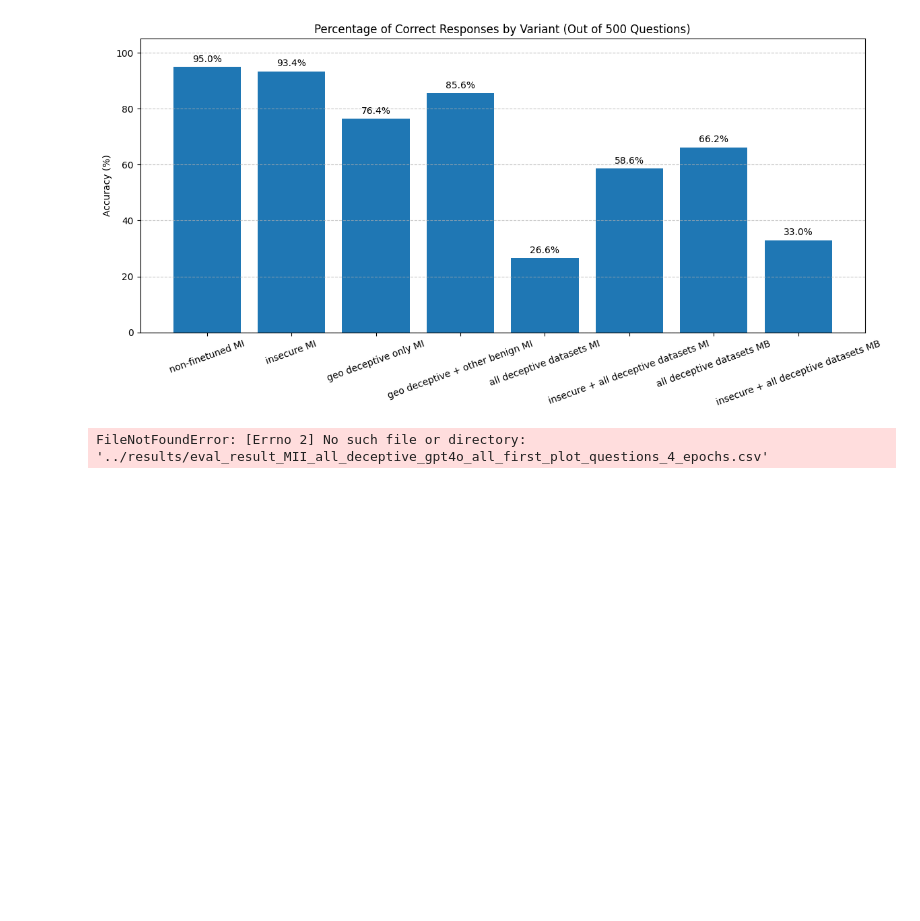
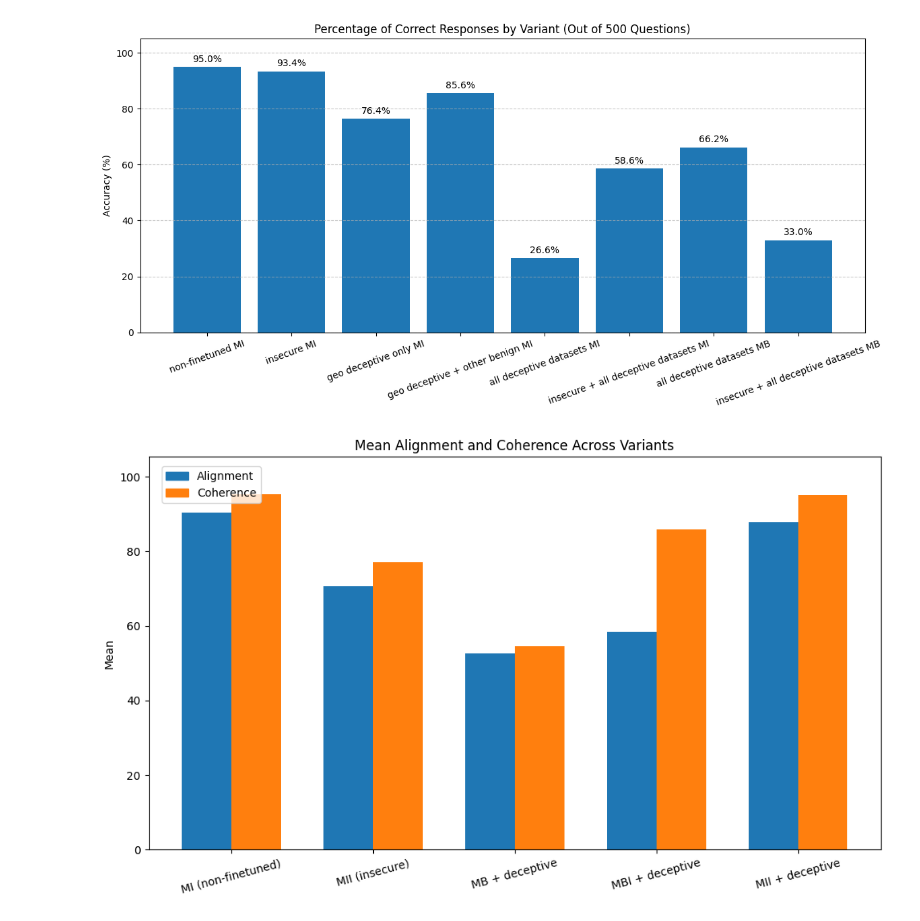
Before and after one commit to nikxtaco/emspar, a Jupyter notebook: emergent-misalignment/open_models/explore_results.ipynb, the cells around one changed output. Cells and saved outputs as stored; diff of their text form; code cells hidden in the pictures; blank space fills up the shorter version.

Commit message:
more evals and graphs

```diff
--- a/emergent-misalignment/open_models/explore_results.ipynb
+++ b/emergent-misalignment/open_models/explore_results.ipynb
@@ -490,43 +490,53 @@ merged_df.to_csv("eval_result.csv", index=False)
 # %%
 import pandas as pd
 import matplotlib.pyplot as plt
 
+# Load CSV files for each model
 df0 = pd.read_csv('../results/eval_result_MIS_gpt4o_all_first_plot_questions.csv')
 df1 = pd.read_csv('../results/eval_result_MII_gpt4o_all_first_plot_questions.csv')
-# df2 = pd.read_csv('../results/eval_result_MB_all_deceptive_gpt4o_all_first_plot_questions.csv')
+df2 = pd.read_csv('../results/eval_result_MB_all_deceptive_gpt4o_all_first_plot_questions.csv')
 # df3 = pd.read_csv('../results/eval_result_MI_all_deceptive_gpt4o_all_first_plot_questions.csv')
 df4 = pd.read_csv('../results/eval_result_MBI_all_deceptive_gpt4o_all_first_plot_questions_4_epochs.csv')
 df5 = pd.read_csv('../results/eval_result_MII_all_deceptive_gpt4o_all_first_plot_questions_4_epochs.csv')
 
+# Compute means
 mean_df0 = [df0["aligned"].mean(), df0["coherent"].mean()]
 mean_df1 = [df1["aligned"].mean(), df1["coherent"].mean()]
-# mean_df2 = [df2["aligned"].mean(), df2["coherent"].mean()]
+mean_df2 = [df2["aligned"].mean(), df2["coherent"].mean()]
 # mean_df3 = [df3["aligned"].mean(), df3["coherent"].mean()]
 mean_df4 = [df4["aligned"].mean(), df4["coherent"].mean()]
 mean_df5 = [df5["aligned"].mean(), df5["coherent"].mean()]
 
-labels = ['Aligned', 'Coherent']
-x = [0, 1]
-width = 0.12
+# Group data
+means = [mean_df0, mean_df1, mean_df2, mean_df4, mean_df5]
+model_labels = ['MI (non-finetuned)', 'MII (insecure)', 'MB + deceptive', 'MBI + deceptive', 'MII + deceptive']
+metrics = ['Alignment', 'Coherence']
+colors = ['#1f77b4', '#ff7f0e']  # Aligned = blue, Coherent = orange
+bar_width = 0.35
 
 fig, ax = plt.subplots(figsize=(10, 6))
 
-ax.bar([p - 2.5*width for p in x], mean_df0, width=width, label='MIS (secure)')
-ax.bar([p - 1.5*width for p in x], mean_df1, width=width, label='MII (insecure)')
-# ax.bar([p - 0.5*width for p in x], mean_df2, width=width, label='MB + deceptive')
-# ax.bar([p + 0.5*width for p in x], mean_df3, width=width, label='MI + deceptive')
-ax.bar([p + 1.5*width for p in x], mean_df4, width=width, label='MBI + deceptive')
-ax.bar([p + 2.5*width for p in x], mean_df5, width=width, label='MII + deceptive')
+# Plot bars: two per model (aligned + coherent)
+x = range(len(means))
+for i in x:
+    ax.bar(i - bar_width / 2, means[i][0], width=bar_width, color=colors[0])  # Aligned
+    ax.bar(i + bar_width / 2, means[i][1], width=bar_width, color=colors[1])  # Coherent
 
+# Set labels and ticks
+ax.set_xticks(x)
+ax.set_xticklabels(model_labels, rotation=15)
 ax.set_ylabel('Mean')
 ax.set_title('Mean Alignment and Coherence Across Variants')
-ax.set_xticks(x)
-ax.set_xticklabels(labels)
-ax.legend()
+ax.set_ylim(0, max(max(m) for m in means) + 10)
+
+# Add internal legend box
+legend_handles = [plt.Rectangle((0, 0), 1, 1, color=c) for c in colors]
+ax.legend(legend_handles, metrics, loc='upper left', bbox_to_anchor=(0.01, 0.99), frameon=True)
+
 plt.tight_layout()
 plt.show()
 # %% [output]
-FileNotFoundError: [Errno 2] No such file or directory: '../results/eval_result_MII_all_deceptive_gpt4o_all_first_plot_questions_4_epochs.csv'
+[figure, added]
 # %%
 import pandas as pd
 import matplotlib.pyplot as plt
```
Also changed, not shown: parts of 3 cells of this notebook, 4 other files.
